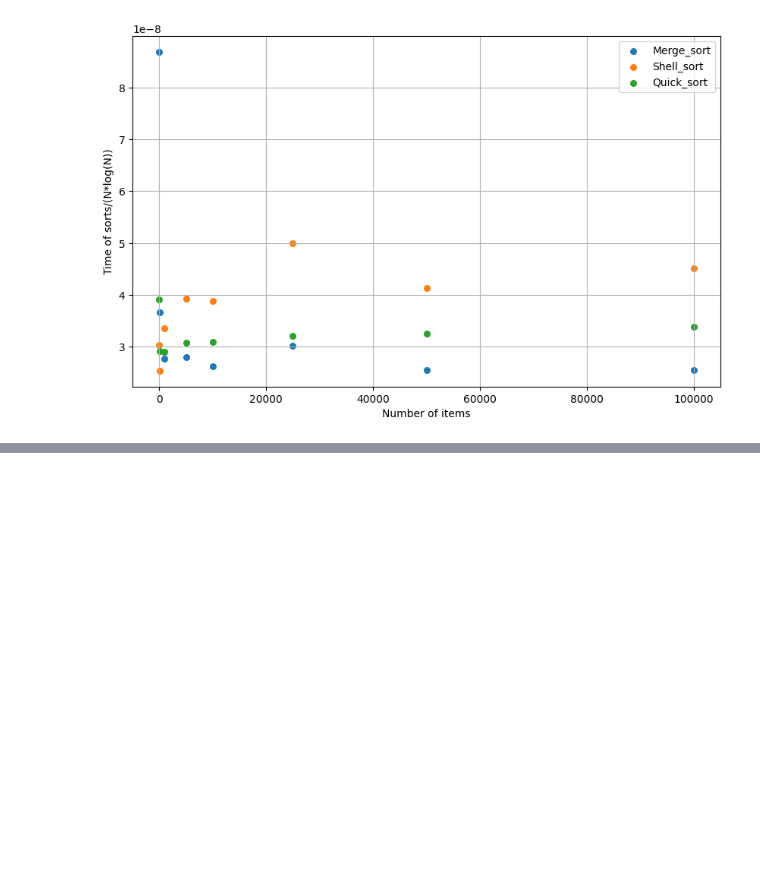
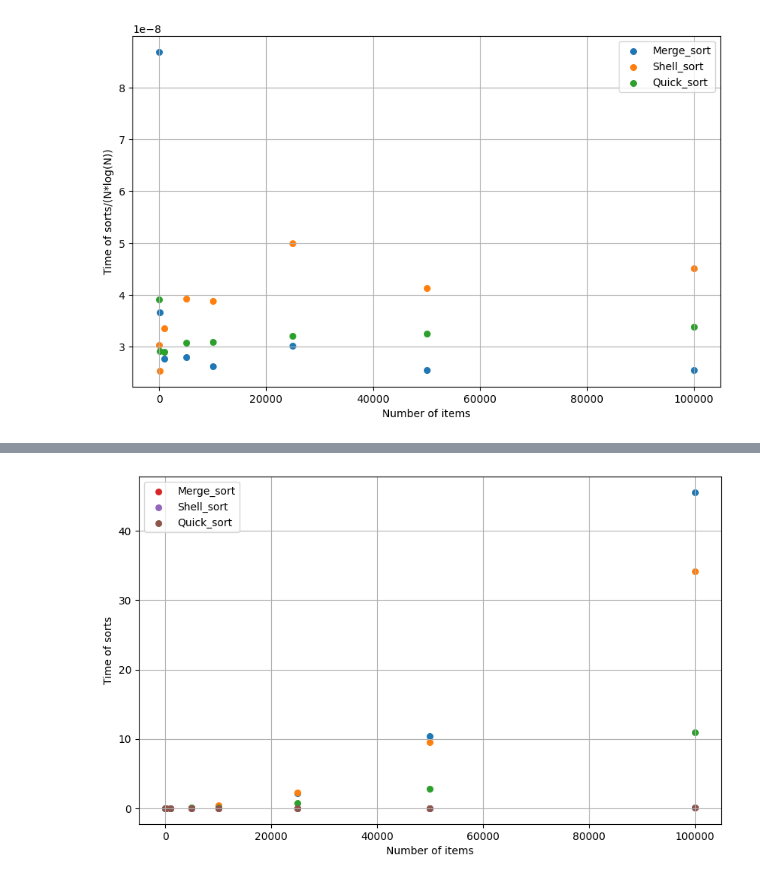
Before and after one commit to Polly23125/Informatics, a Jupyter notebook: Lab_sorts/graph.ipynb, the cells around one changed output, grey strips where cells are left out. Saved outputs shown, nothing was run; the diff lists cells and outputs as text; code cells hidden in the pictures; blank space fills up the shorter version.

```diff
--- a/Lab_sorts/graph.ipynb
+++ b/Lab_sorts/graph.ipynb
@@ -199,0 +226,20 @@ plt.show()
+# %%
+plt.figure(figsize=(10, 6))
+
+plt.scatter(N, bub, s=30)
+plt.scatter(N, ins, s=30)
+plt.scatter(N, sel, s=30)
+
+plt.scatter(n, mer, s=30, label='Merge_sort')
+plt.scatter(n, shell, s=30, label='Shell_sort')
+plt.scatter(n, qui, s=30, label='Quick_sort')
+
+
+plt.xlabel('Number of items')
+plt.ylabel('Time of sorts')
+plt.grid()
+plt.legend()
+plt.savefig('Fast_sorts_proof1.pdf', format='pdf')
+plt.show()
+# %% [output]
+[figure, added]
```
Also changed, not shown: parts of 1 cell of this notebook, 8 other files.
